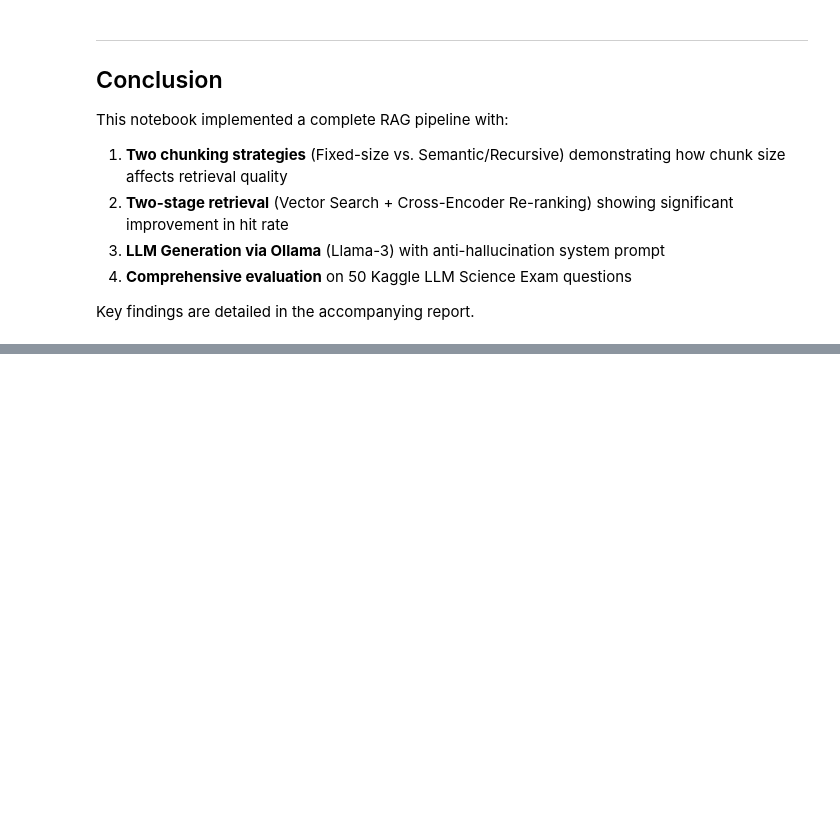
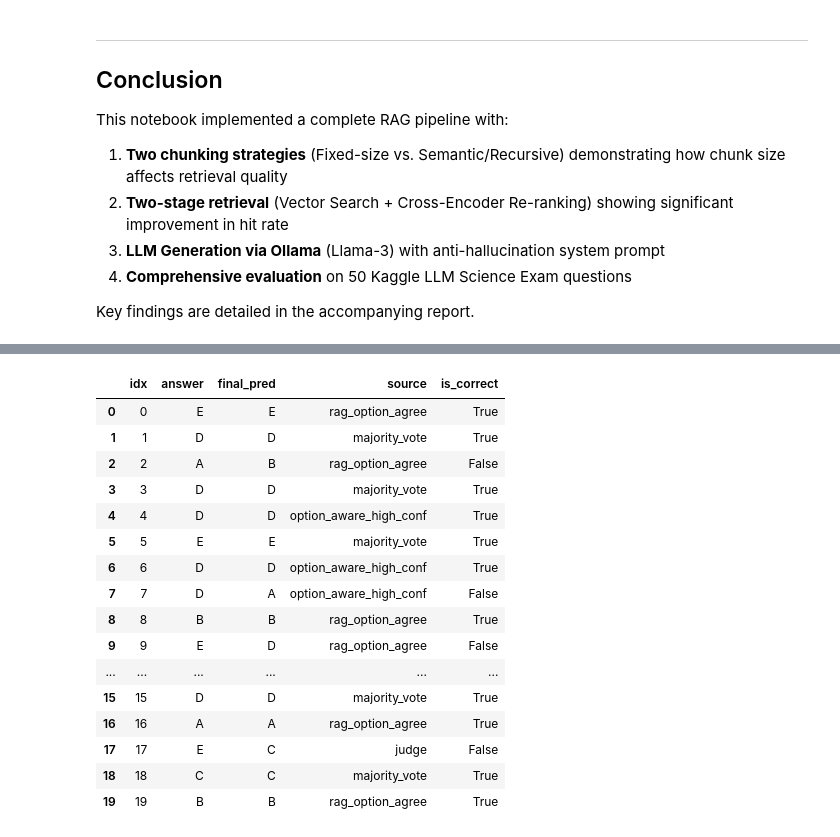
Before and after one commit to fader2077/Recurrent-Neural-Network-and-Transformer-HW, a Jupyter notebook: hw3/hw3.ipynb, the cells around one changed output, grey strips where cells are left out. Drawn from its saved outputs; the diff is of its cells as text; code cells hidden in the pictures; blank space fills up the shorter version.

```diff
--- a/hw3/hw3.ipynb
+++ b/hw3/hw3.ipynb
@@ -953,0 +2173,81 @@ Key findings are detailed in the accompanying report.
+# %%
+advanced_dev_df = science_pool_df.iloc[:10].reset_index(drop=True)
+advanced_test_df = science_pool_df.iloc[10:].sample(n=50, random_state=42).reset_index(drop=True)
+print({"dev_size": len(advanced_dev_df), "test_size": len(advanced_test_df)})
+
+ADVANCED_GAP_THRESHOLD = 0.4
+
+
+def deepseek_model_only_prediction(row):
+    prompt_text = (
+        "You are answering a multiple-choice science question. Choose exactly one answer from A, B, C, D, E. "
+        "Start your response with the letter, then one short justification.\n\n"
+        f"Question: {row['question']}\n"
+        f"A: {row['A']}\n"
+        f"B: {row['B']}\n"
+        f"C: {row['C']}\n"
+        f"D: {row['D']}\n"
+        f"E: {row['E']}\n"
+    )
+    response_text = ollama_generate(
+        "deepseek-r1:8b-llama-distill-fp16",
+        prompt_text,
+        num_predict=160,
+        disable_thinking=True,
+    )
+    return extract_answer_letter(response_text), response_text
+
+
+final_results = []
+correct = 0
+for idx in range(len(advanced_test_df)):
+    row = advanced_test_df.iloc[idx]
+    option_info = option_aware_variant_details(row)
+    option_pred = option_info["pred"]
+    rag_pred = None
+    model_pred = None
+    judge_response = None
+
+    if option_info["gap"] >= ADVANCED_GAP_THRESHOLD:
+        final_pred = option_pred
+        source = "option_aware_high_conf"
+    else:
+        rag_info = deepseek_question_rag_details(row)
+        rag_pred = rag_info["pred"]
+        if rag_pred == option_pred:
+            final_pred = rag_pred
+            source = "rag_option_agree"
+        else:
+            model_pred, _ = deepseek_model_only_prediction(row)
+            votes = [model_pred, rag_pred, option_pred]
+            counts = pd.Series(votes).value_counts()
+            if counts.iloc[0] >= 2:
+                final_pred = counts.index[0]
+                source = "majority_vote"
+            else:
+                judge_response = judge_ensemble_case(row, model_pred, rag_pred, option_info)
+                final_pred = extract_answer_letter(judge_response)
+                source = "judge"
+    is_correct = final_pred == row["answer"]
+    correct += int(is_correct)
+    final_results.append({
+        "idx": idx,
+        "question": row["question"],
+        "answer": row["answer"],
+        "option_pred": option_pred,
+        "option_gap": option_info["gap"],
+        "rag_pred": rag_pred,
+        "model_pred": model_pred,
+        "final_pred": final_pred,
+        "source": source,
+        "is_correct": is_correct,
+    })
+    if (idx + 1) % 5 == 0:
+        print(f"Processed {idx+1}/50 | running accuracy={correct/(idx+1):.2%}")
+
+advanced_results_df = pd.DataFrame(final_results)
+advanced_accuracy = correct / len(advanced_results_df)
+advanced_results_df.to_csv("advanced_rag_results.csv", index=False)
+print(f"Advanced ensemble accuracy on 50 held-out science questions: {advanced_accuracy:.2%}")
+advanced_results_df[["idx", "answer", "final_pred", "source", "is_correct"]].head(20)
+# %% [output]
@@ -953,0 +2266,17 @@ Key findings are detailed in the accompanying report.
+|  | idx | answer | final_pred | source | is_correct |
+| 0 | 0 | E | E | rag_option_agree | True |
+| 1 | 1 | D | D | majority_vote | True |
+| 2 | 2 | A | B | rag_option_agree | False |
+| 3 | 3 | D | D | majority_vote | True |
+| 4 | 4 | D | D | option_aware_high_conf | True |
+| 5 | 5 | E | E | majority_vote | True |
+| 6 | 6 | D | D | option_aware_high_conf | True |
+| 7 | 7 | D | A | option_aware_high_conf | False |
+| 8 | 8 | B | B | rag_option_agree | True |
+| 9 | 9 | E | D | rag_option_agree | False |
+| ... | ... | ... | ... | ... | ... |
+| 15 | 15 | D | D | majority_vote | True |
+| 16 | 16 | A | A | rag_option_agree | True |
+| 17 | 17 | E | C | judge | False |
+| 18 | 18 | C | C | majority_vote | True |
+| 19 | 19 | B | B | rag_option_agree | True |
```
Also changed, not shown: parts of 30 cells of this notebook, 7 other files.
